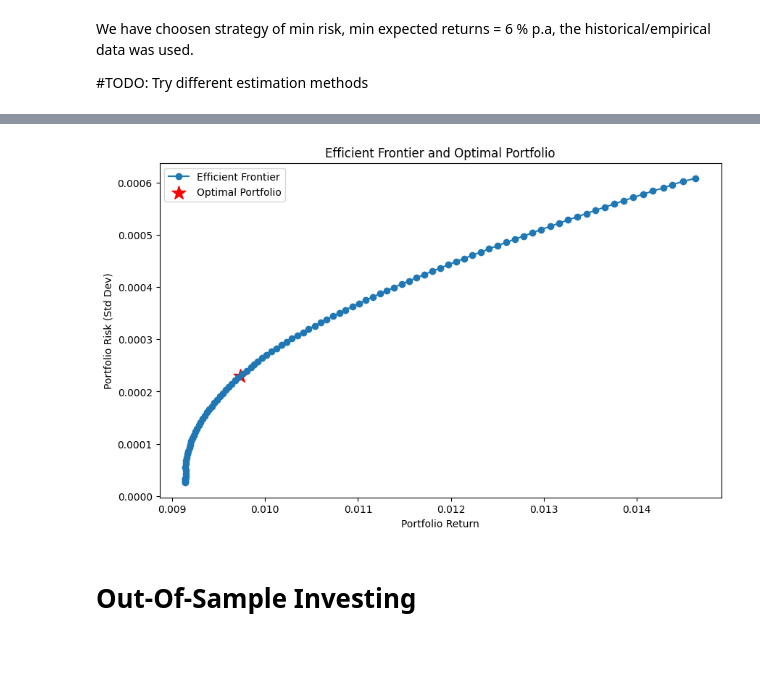
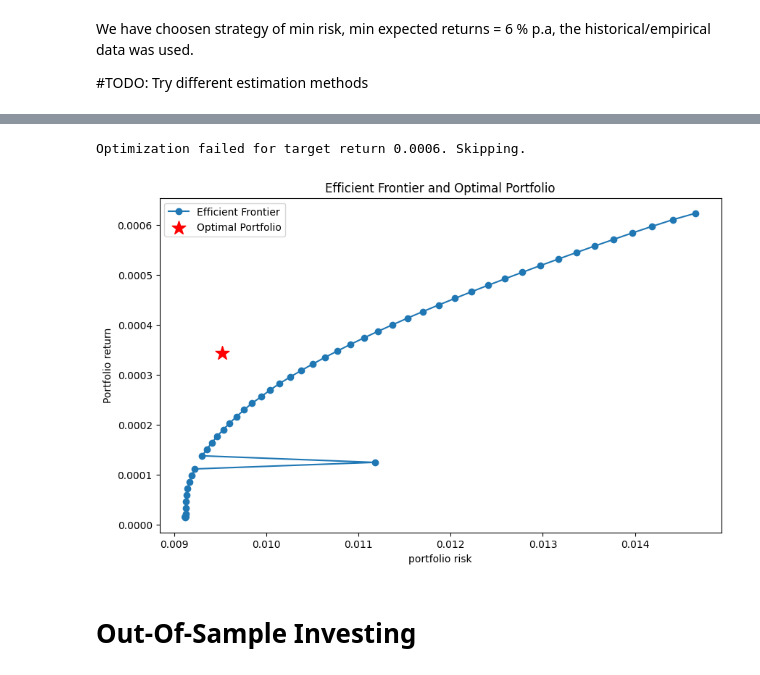
Before and after one commit to ancabenca/ds2-hw, a Jupyter notebook: Projekt -AnalyzaInvestic/AI-ABE.ipynb, the cells around one changed output, grey strips where cells are left out. Drawn from its saved outputs; the diff is of its cells as text; code cells hidden in the pictures.

```diff
--- a/Projekt -AnalyzaInvestic/AI-ABE.ipynb
+++ b/Projekt -AnalyzaInvestic/AI-ABE.ipynb
@@ -732,7 +759,7 @@ max_sharpe_return = results[0, max_sharpe_idx]
 max_sharpe_stddev = results[1, max_sharpe_idx]
 # %%
 # Get minimum variance portfolio
-min_var_weights = get_min_variance_portfolio(expected_returns, covariance_matrix, num_assets)
+min_var_weights = get_min_variance_portfolio(expected_returns, covariance_matrix, num_assets, risk_free_rate_one)
 min_var_return, min_var_risk = portfolio_stats(min_var_weights, expected_returns, covariance_matrix, timeAnnual)
 # %%
 # Generate efficient frontier points
@@ -741,7 +768,7 @@ frontier_returns = []
 frontier_risks = []
 
 for target_return in target_returns:
-    weights = minimize_volatility(target_return, expected_returns, covariance_matrix, num_assets)
+    weights = minimize_volatility(target_return, expected_returns, covariance_matrix, num_assets,risk_free_rate_one)
     ret, risk = portfolio_stats(weights, expected_returns, covariance_matrix, timeAnnual)
     frontier_returns.append(ret)
     frontier_risks.append(risk)
@@ -806,8 +833,7 @@ Text(0, 0.5, 'Expected Return')
 # %%
 # Assume 'market_return' is the market's return (you can use a relevant benchmark like the S&P 500)
-cov_matrix = combined_returns_cleaned.cov()
-beta = cov_matrix.iloc[:, 0] / cov_matrix.iloc[0, 0]  # Simplified calculation using first stock as market proxy
-expected_market_return = 0.0006  # Assumed daily expected market return (about 15% annually)
+beta = covariance_matrix.iloc[:, 0] / covariance_matrix.iloc[0, 0]  # Simplified calculation using first stock as market proxy
+expected_market_return = 0.0006  # Assumed daily expected market return (about 15% annually) ???
 sml = risk_free_rate_one + beta * (expected_market_return - risk_free_rate_one)  # SML formula
 
 # Plot the SML
@@ -944,9 +971,4 @@ def calculate_minimum_risk_portfolio(combined_returns, min_return):
 # Replace `stock_data` with your data (a dictionary of DataFrames with 'Close' prices for each stock)
 # Set a minimum daily return (e.g., 0.00023 for ~6% annual return)
 min_return = 0.00023
-resultMark = calculate_minimum_risk_portfolio(combined_returns_cleaned, min_return)
-
-print("Optimal Portfolio Weights:", resultMark['weights'])
-print(f"Portfolio Expected Return: {resultMark['portfolio_return']}")
-print(f"Portfolio Risk (Std Dev): {resultMark['portfolio_risk']}")
-print(sum(resultMark['weights'].values()))
+resultMark = calculate_minimum_risk_portfolio(combined_returns_subset, min_return, risk_free_rate_one)
@@ -969,33 +986,44 @@ Portfolio Risk (Std Dev): 0.009728925151259693
 # %%
 # Visualization: Efficient Frontier
 market_return = resultMark['portfolio_return']
 market_risk = resultMark['portfolio_risk']
 num_portfolios = 100
 results = np.zeros((3, num_portfolios))
+# Get max and min expected returns to ensure feasible minimum return
+min_expected_return = combined_returns.mean().min()
+max_expected_return = combined_returns.mean().max()
 for i in range(num_portfolios):
     # Vary the expected return for each portfolio
-    min_return = i / num_portfolios * max(expected_returns)
-    portfolio = calculate_minimum_risk_portfolio(combined_returns_cleaned, min_return)
-    results[0, i] = portfolio['portfolio_risk']
-    results[1, i] = portfolio['portfolio_return']
+    min_return = min_expected_return + (i / num_portfolios) * (max_expected_return - min_expected_return)
+
+    try:
+        portfolio = calculate_minimum_risk_portfolio(combined_returns, min_return, risk_free_rate_one)
+        results[0, i] = portfolio['portfolio_risk']
+        results[1, i] = portfolio['portfolio_return']
+    except ValueError as e:
+        # Handle cases where optimization fails
+        print(f"Optimization failed for target return {min_return:.4f}. Skipping.")
+        results[0, i] = np.nan
+        results[1, i] = np.nan
 
 
 # Plot CML (opacko from above, still not working)
 # ??? How to choose market risk and market returns
 cml_x = np.linspace(0, market_risk * 1.5, 100)
 cml_y = risk_free_rate_one + (cml_x / market_risk) * (market_return - risk_free_rate_one)
 # Plot efficient frontier
 plt.figure(figsize=(10, 6))
 plt.plot(results[0, :], results[1, :], marker='o', label='Efficient Frontier')
 #plt.plot(cml_x, cml_y, color='green', label='Capital Market Line (CML)') (same naprd results)
 plt.scatter(resultMark['portfolio_risk'], resultMark['portfolio_return'], color='red', marker='*', s=200, label='Optimal Portfolio')
 plt.title('Efficient Frontier and Optimal Portfolio')
-plt.xlabel('Portfolio Return')
-plt.ylabel('Portfolio Risk (Std Dev)')
+plt.xlabel('portfolio risk')
+plt.ylabel('Portfolio return')
 plt.legend(loc='best')
 plt.show()
 # %% [output]
+Optimization failed for target return 0.0006. Skipping.
-[figure, old version]
+[figure, new version]
 # %% [markdown]
 # Out-Of-Sample Investing
 # %%
```
Also changed, not shown: parts of 12 cells of this notebook.
